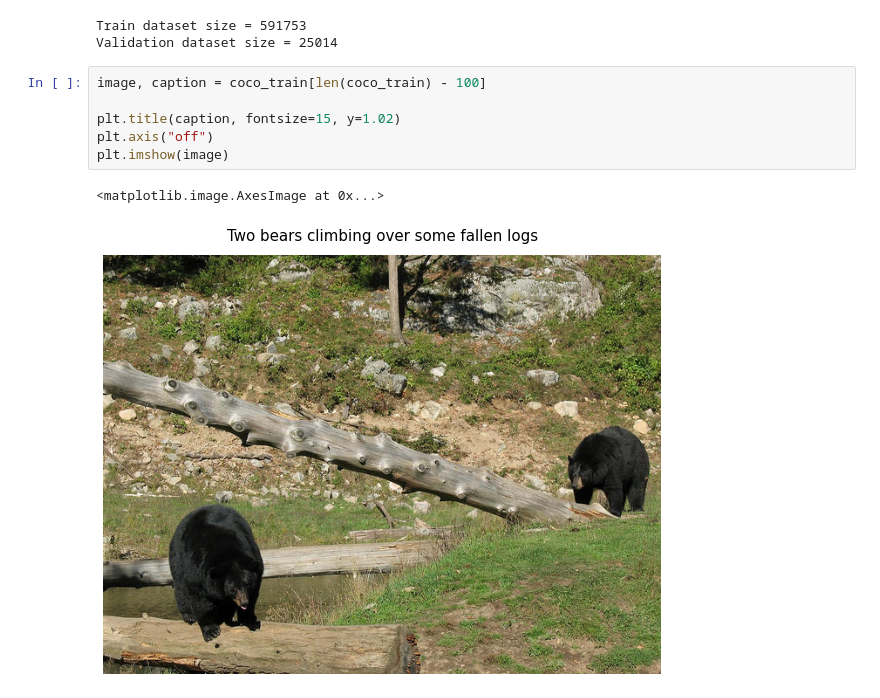
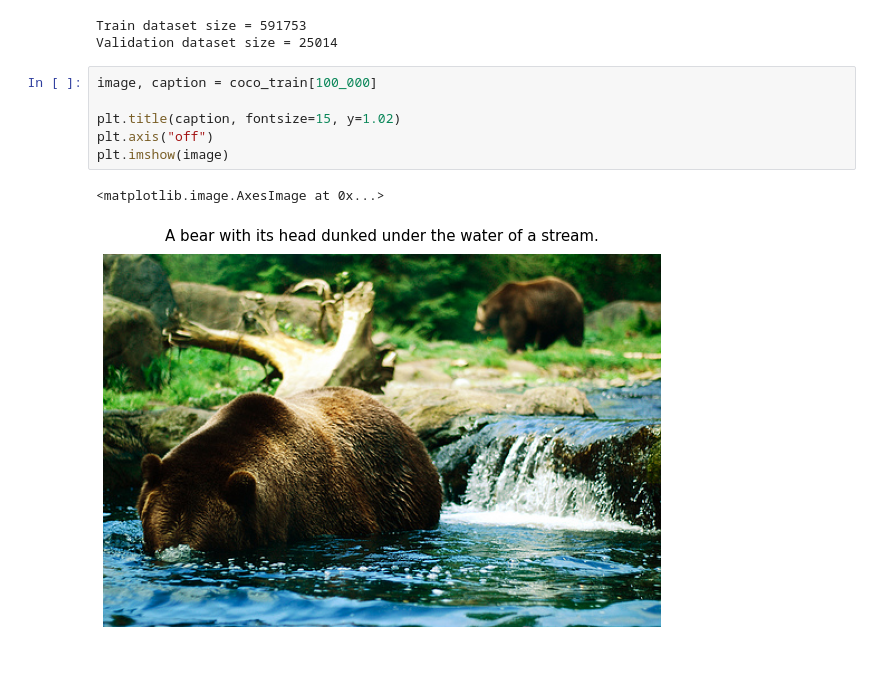
Before and after one commit to wiktorlazarski/Image-Captioning-with-Visual-Attention, a Jupyter notebook: notebooks/eda/MSCOCO_dataset_overview.ipynb, the cells around one changed output. Saved outputs shown, nothing was run; the diff lists cells and outputs as text; blank space fills up the shorter version.

```diff
--- a/notebooks/eda/MSCOCO_dataset_overview.ipynb
+++ b/notebooks/eda/MSCOCO_dataset_overview.ipynb
@@ -43,11 +45,11 @@ print(f"Validation dataset size = {len(coco_val)}")
 Train dataset size = 591753
 Validation dataset size = 25014
 # %%
-image, caption = coco_train[len(coco_train) - 100]
+image, caption = coco_train[100_000]
 
 plt.title(caption, fontsize=15, y=1.02)
 plt.axis("off")
 plt.imshow(image)
 # %% [output]
 <matplotlib.image.AxesImage at 0x...>
-[figure, old version]
+[figure, new version]
```
Also changed, not shown: parts of 1 cell of this notebook, 5 other files.
